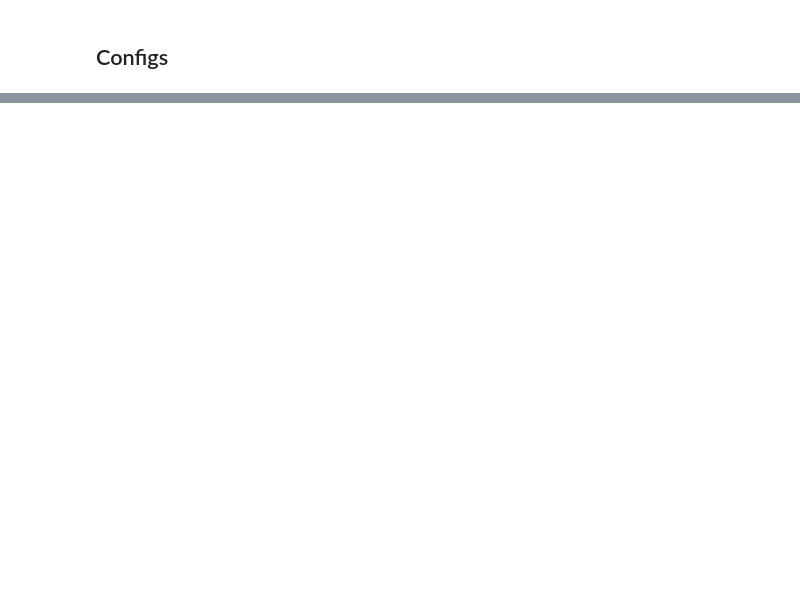
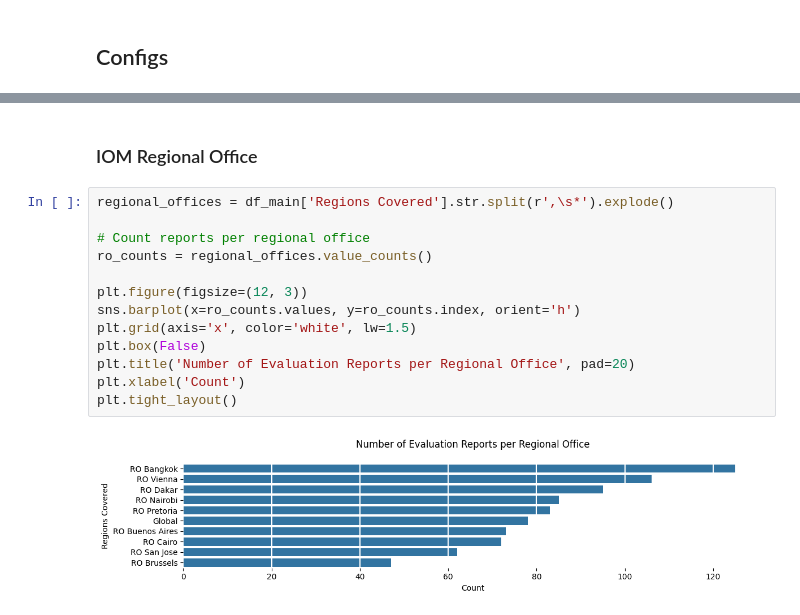
Before and after one commit to franckalbinet/evaluatr, a Jupyter notebook: nbs/tutorials/01_eval_reports_eda.ipynb, the cells around one changed output, grey strips where cells are left out. Cells and saved outputs as stored; diff of their text form; blank space fills up the shorter version.

```diff
--- a/nbs/tutorials/01_eval_reports_eda.ipynb
+++ b/nbs/tutorials/01_eval_reports_eda.ipynb
@@ -47,0 +269,17 @@ INAL_Abderrahim%20EL%20MOULAT.pdf',
+# %% [markdown]
+### IOM Regional Office
+# %%
+regional_offices = df_main['Regions Covered'].str.split(r',\s*').explode()
+
+# Count reports per regional office
+ro_counts = regional_offices.value_counts()
+
+plt.figure(figsize=(12, 3))
+sns.barplot(x=ro_counts.values, y=ro_counts.index, orient='h')
+plt.grid(axis='x', color='white', lw=1.5)
+plt.box(False)
+plt.title('Number of Evaluation Reports per Regional Office', pad=20)
+plt.xlabel('Count')
+plt.tight_layout()
+# %% [output]
+[figure, added]
```
Also changed, not shown: parts of 35 cells of this notebook, 2 other files.
